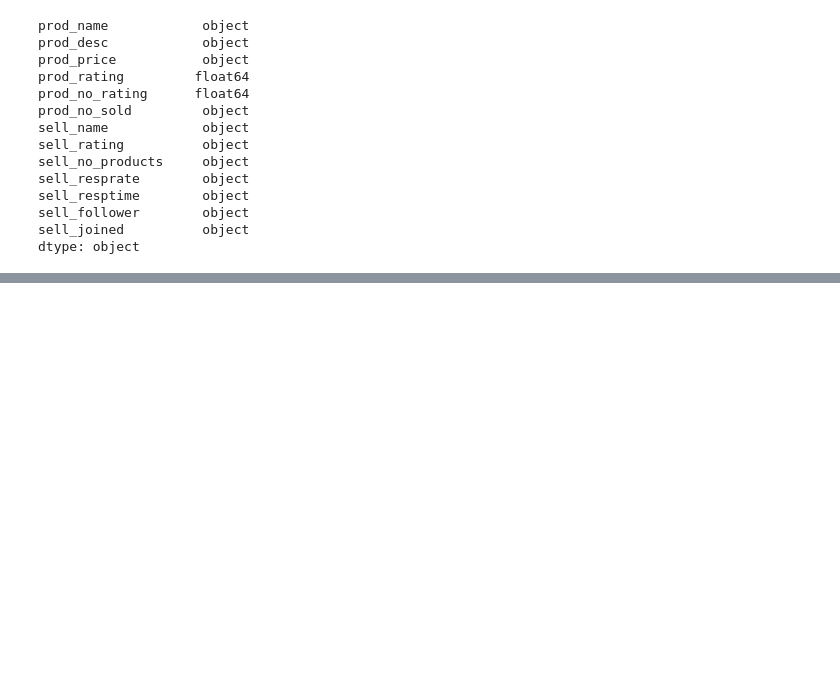
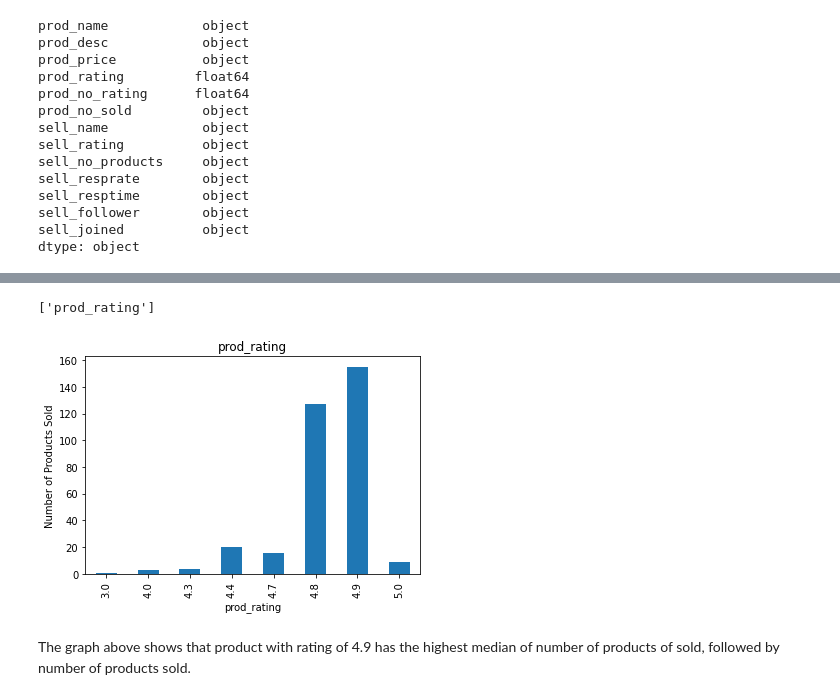
Before and after one commit to weihan7742/Ecommerce-Product-Web-Scrapping---Analysis, a Jupyter notebook: Analysis.ipynb, the cells around one changed output, grey strips where cells are left out. Saved outputs shown, nothing was run; the diff lists cells and outputs as text; code cells hidden in the pictures; blank space fills up the shorter version.

Commit message:
Added new comparison graphs

```diff
--- a/Analysis.ipynb
+++ b/Analysis.ipynb
@@ -116,4 +111,4 @@ df['sell_resprate'] = df['sell_resprate'].str.rstrip('%').astype('float')/100.0
 df['prod_price'] = df['prod_price'].apply(lambda x: x.replace('RM',''))
 
 # Only take the minimum price if got range
-df['prod_price'] = df['prod_price'].apply(lambda x: int(x.split('-')[0])
+df['prod_price'] = df['prod_price'].apply(lambda x: float(x.split('-')[0]))
@@ -126,0 +161,3 @@ df['prod_price'] = df['prod_price'].apply(lambda x: int(x.split('-')[0])
+# %%
+numerical_features = [feature for feature in df.columns if df[feature].dtypes != 'O']
+numerical_features
@@ -126,0 +183,5 @@ df['prod_price'] = df['prod_price'].apply(lambda x: int(x.split('-')[0])
+# %%
+# Extract discrete feature
+discrete_threshold = 25
+discrete_features = [feature for feature in numerical_features if len(df[feature].unique())<25]
+discrete_features
@@ -126,0 +199,17 @@ df['prod_price'] = df['prod_price'].apply(lambda x: int(x.split('-')[0])
+# %%
+discrete_features.remove('prod_no_rating') # Remove because data collection
+discrete_features
+# %% [output]
+['prod_rating']
+# %%
+for feature in discrete_features:
+    data = df.copy()
+    data.groupby(feature)['prod_no_sold'].median().plot.bar()
+    plt.xlabel(feature)
+    plt.ylabel("Number of Products Sold")
+    plt.title(feature)
+    plt.show()
+# %% [output]
+[figure, added]
+# %% [markdown]
+The graph above shows that product with rating of 4.9 has the highest median of number of products of sold, followed by number of products sold.
```
Also changed, not shown: parts of 30 cells of this notebook, 1 other file.
